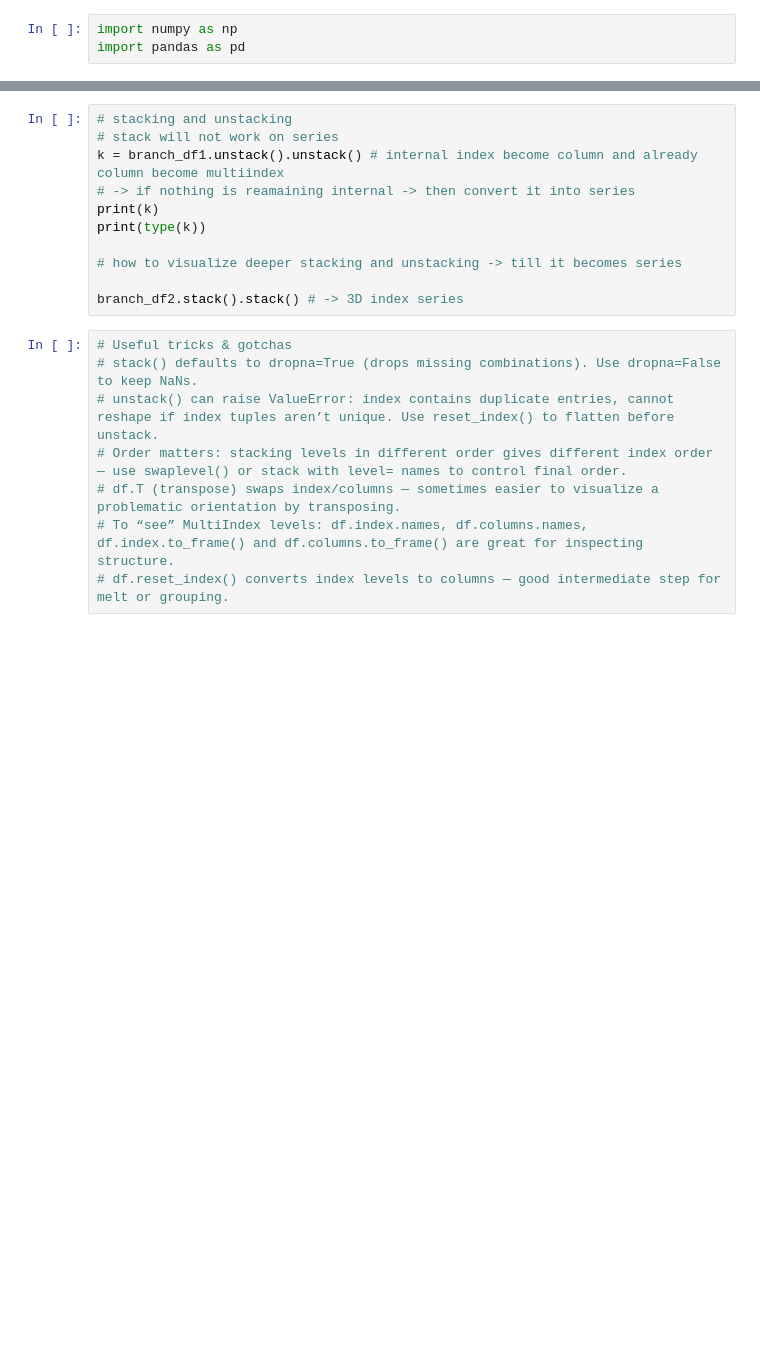
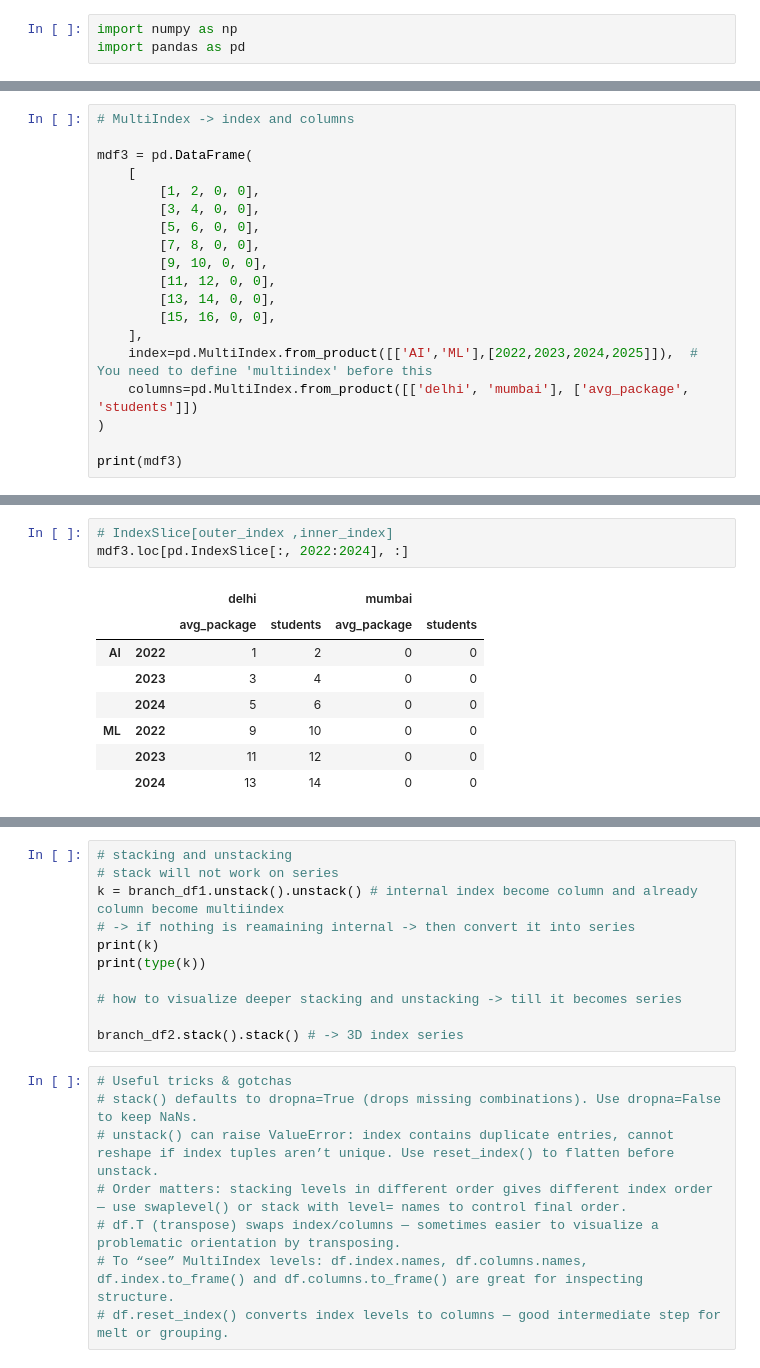
Before and after one commit to Kunalwagh107/n-python-numpy-pandas, a Jupyter notebook: pandas.ipynb, the cells around one changed output, grey strips where cells are left out. Cells and saved outputs as stored; diff of their text form; blank space fills up the shorter version.

```diff
--- a/pandas.ipynb
+++ b/pandas.ipynb
@@ -1822,0 +1907,19 @@ a.xs('delhi',level=3) # <--- to get the deeper index
+# %%
+# MultiIndex -> index and columns
+
+mdf3 = pd.DataFrame(
+    [
+        [1, 2, 0, 0],
+        [3, 4, 0, 0],
+        [5, 6, 0, 0],
+        [7, 8, 0, 0],
+        [9, 10, 0, 0],
+        [11, 12, 0, 0],
+        [13, 14, 0, 0],
+        [15, 16, 0, 0],
+    ],
+    index=pd.MultiIndex.from_product([['AI','ML'],[2022,2023,2024,2025]]),  # You need to define 'multiindex' before this
+    columns=pd.MultiIndex.from_product([['delhi', 'mumbai'], ['avg_package', 'students']])
+)
+
+print(mdf3)
@@ -1822,0 +1969,12 @@ a.xs('delhi',level=3) # <--- to get the deeper index
+# %%
+# IndexSlice[outer_index ,inner_index]
+mdf3.loc[pd.IndexSlice[:, 2022:2024], :]
+# %% [output]
+|  |  | delhi |  | mumbai |  |
+|  |  | avg_package | students | avg_package | students |
+| AI | 2022 | 1 | 2 | 0 | 0 |
+|  | 2023 | 3 | 4 | 0 | 0 |
+|  | 2024 | 5 | 6 | 0 | 0 |
+| ML | 2022 | 9 | 10 | 0 | 0 |
+|  | 2023 | 11 | 12 | 0 | 0 |
+|  | 2024 | 13 | 14 | 0 | 0 |
```
Also changed, not shown: parts of 47 cells of this notebook.
